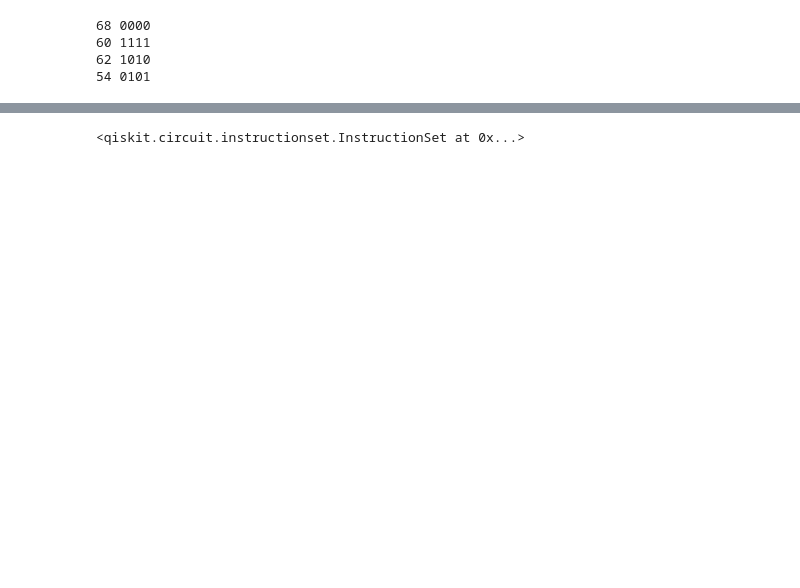
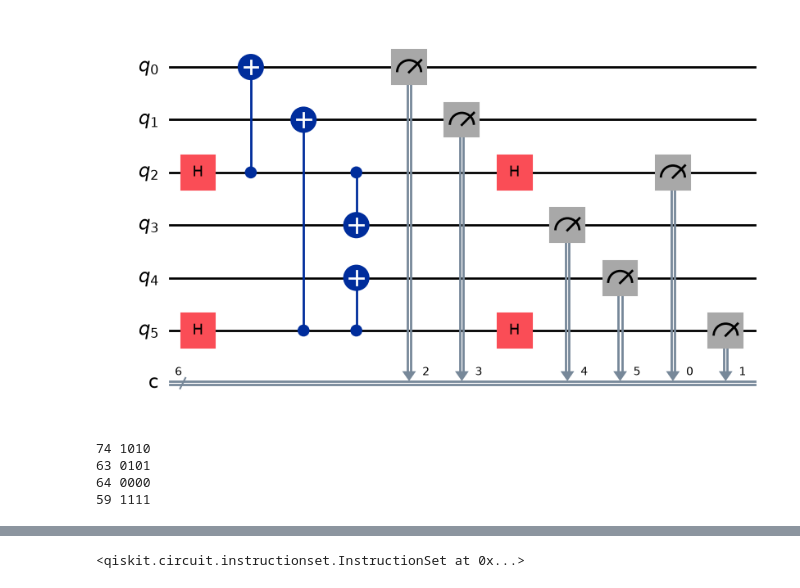
Before and after one commit to aovime/polar_codes, a Jupyter notebook: polar_pruebas.ipynb, the cells around one changed output, grey strips where cells are left out. Saved outputs shown, nothing was run; the diff lists cells and outputs as text; code cells hidden in the pictures; blank space fills up the shorter version.

```diff
--- a/polar_pruebas.ipynb
+++ b/polar_pruebas.ipynb
@@ -71,7 +92,9 @@ for i in counts:
 # %%
 path = "./qasm_files/polar_n2_z.qasm"
 qc = q.from_qasm_file(path)
-# qc.draw('mpl', fold = -1)
+qc.draw('mpl', fold = -1)
+# %% [output]
+[figure, added]
 # %%
 ncirc = transpile(qc)
 result = backend.run(ncirc).result()
@@ -79,14 +102,19 @@ counts = result.get_counts()
 
 # print(counts)
 
+x = []
+y = []
+
 l = len(qc.clbits)
 l = pow(10, l-4)
 for i in counts:
     a = int(i)
     if (a % l == 0):
         print(counts[i], i[0:4])
+        x.append(str(i[0:4]))
+        y.append(counts[i])
 # %% [output]
-68 0000
-60 1111
-62 1010
-54 0101
+74 1010
+63 0101
+64 0000
+59 1111
```
Also changed, not shown: parts of 15 cells of this notebook.
